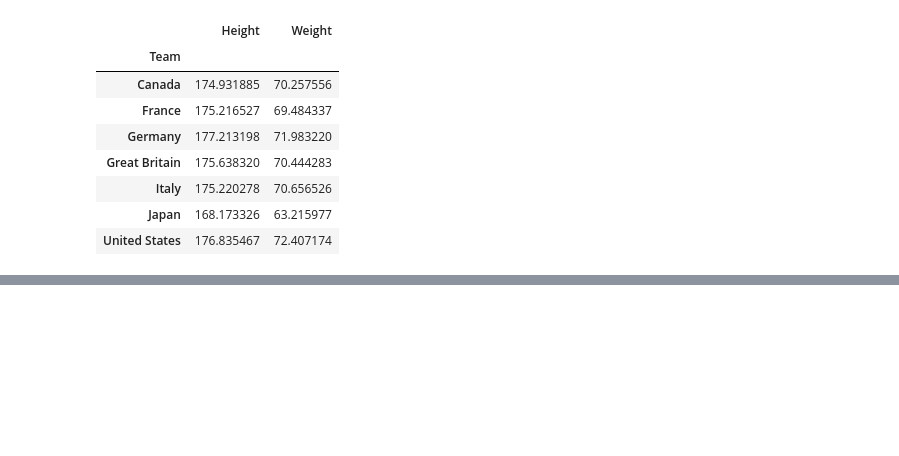
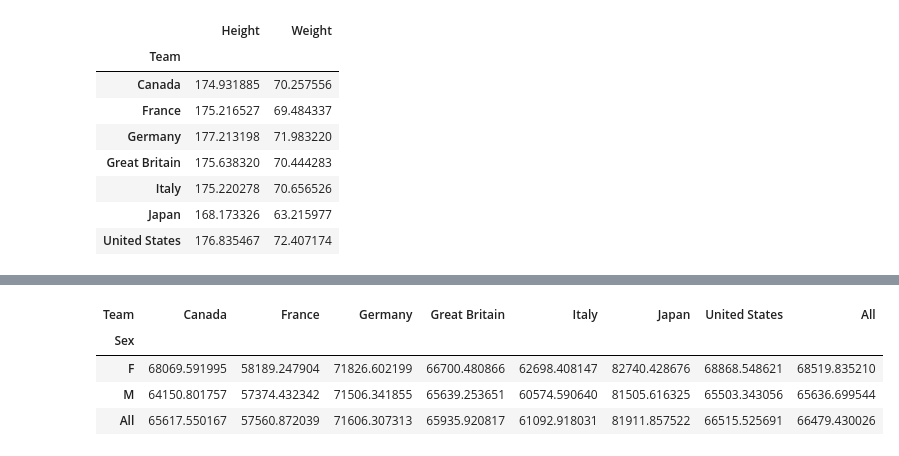
Before and after one commit to opagani/2024-08Aug-21-grouping, a Jupyter notebook: LernerPython - 2024-08Aug-21-grouping.ipynb, the cells around one changed output, grey strips where cells are left out. Cells and saved outputs as stored; diff of their text form; code cells hidden in the pictures; blank space fills up the shorter version.

```diff
--- a/LernerPython - 2024-08Aug-21-grouping.ipynb
+++ b/LernerPython - 2024-08Aug-21-grouping.ipynb
@@ -837,0 +866,15 @@ df.groupby('Team')[['Height', 'Weight']].mean()
+# %%
+(
+    df
+    .pivot_table(columns='Team',
+                 index='Sex',
+                 aggfunc='mean',
+                 values='ID',
+                margins=True)
+)
+# %% [output]
+| Team | Canada | France | Germany | Great Britain | Italy | Japan | United States | All |
+| Sex |  |  |  |  |  |  |  |  |
+| F | 68069.591995 | 58189.247904 | 71826.602199 | 66700.480866 | 62698.408147 | 82740.428676 | 68868.548621 | 68519.835210 |
+| M | 64150.801757 | 57374.432342 | 71506.341855 | 65639.253651 | 60574.590640 | 81505.616325 | 65503.343056 | 65636.699544 |
+| All | 65617.550167 | 57560.872039 | 71606.307313 | 65935.920817 | 61092.918031 | 81911.857522 | 66515.525691 | 66479.430026 |
```
Also changed, not shown: parts of 2 cells of this notebook.
